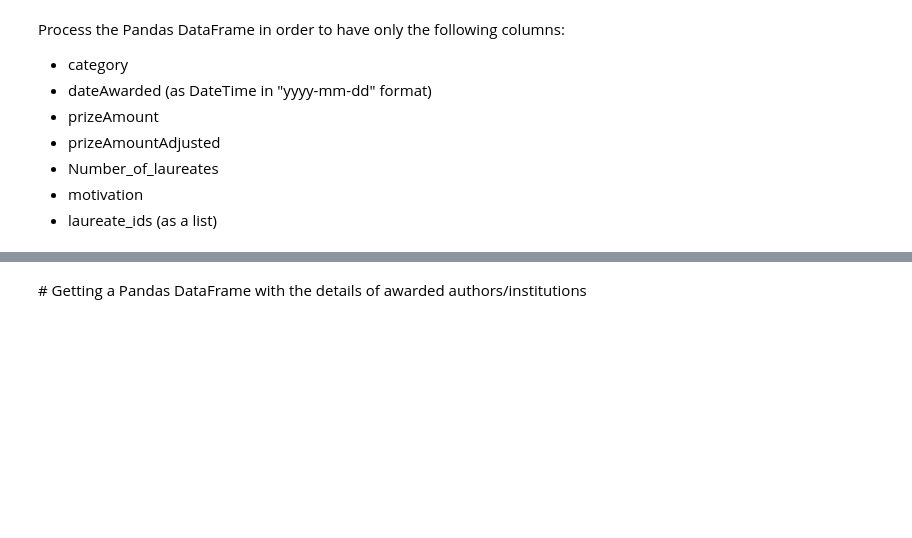
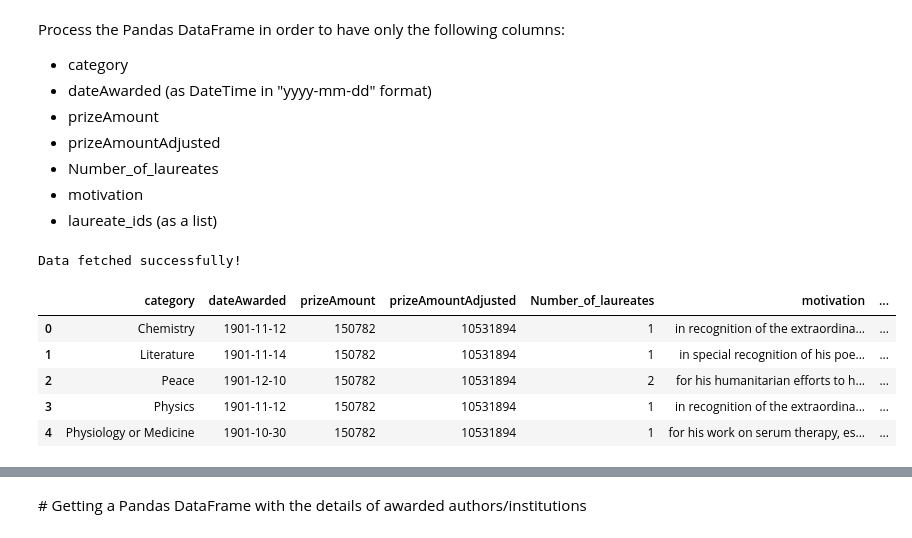
Before and after one commit to isg75/lab-apis, a Jupyter notebook: lab_apis.ipynb, the cells around one changed output, grey strips where cells are left out. Saved outputs shown, nothing was run; the diff lists cells and outputs as text; code cells hidden in the pictures; blank space fills up the shorter version.

```diff
--- a/lab_apis.ipynb
+++ b/lab_apis.ipynb
@@ -97,10 +93,64 @@ Process the Pandas DataFrame in order to have only the following columns:
 - motivation
 - laureate_ids (as a list)
 # %%
+# Define the URL to fetch the Nobel Prize data
 url = "http://api.nobelprize.org/2.1/nobelPrizes?limit=100000"
 
+# Fetch the data using requests
 response = requests.get(url)
 
+# Check if the request was successful
 if response.status_code == 200:
+    print("Data fetched successfully!")
+
+    # Extract the 'nobelPrizes' data from the response
     prizes_list = response.json()['nobelPrizes']
-    # Your code here
+
+    # List to hold processed data
+    processed_data = []
+
+    # Iterate over the prize entries
+    for prize in prizes_list:
+        # Extract required fields
+        category = prize['category']['en']  # Category of the prize
+
+        # Handle missing 'dateAwarded' by setting it to None if not present
+        dateAwarded = prize.get('dateAwarded', None)
+        if dateAwarded:
+            dateAwarded = datetime.strptime(dateAwarded, "%Y-%m-%d").strftime("%Y-%m-%d")
+
+        prizeAmount = prize.get('prizeAmount', None)  # Prize Amount
+        prizeAmountAdjusted = prize.get('prizeAmountAdjusted', None)  # Adjusted Prize Amount
+
+        # Extract laureate motivations and IDs
+        motivation = ', '.join([laureate.get('motivation', {}).get('en', '') for laureate in prize.get('laureates', [])])
+        laureate_ids = [laureate['id'] for laureate in prize.get('laureates', [])]  # Laureate IDs
+        number_of_laureates = len(prize.get('laureates', []))  # Number of laureates
+
+        # Append the processed data
+        processed_data.append({
+            'category': category,
+            'dateAwarded': dateAwarded,
+            'prizeAmount': prizeAmount,
+            'prizeAmountAdjusted': prizeAmountAdjusted,
+            'Number_of_laureates': number_of_laureates,
+            'motivation': motivation,
+            'laureate_ids': laureate_ids
+        })
+
+    # Create a Pandas DataFrame from the processed data
+    df = pd.DataFrame(processed_data)
+
+    # Display the first few rows of the DataFrame
+    display(df.head())
+
+else:
+    print(f"Failed to fetch data. Status code: {response.status_code}")
+# %% [output]
+Data fetched successfully!
+|  | category | dateAwarded | prizeAmount | prizeAmountAdjusted | Number_of_laureates | motivation | ... |
+| 0 | Chemistry | 1901-11-12 | 150782 | 10531894 | 1 | in recognition of the extraordina... | ... |
+| 1 | Literature | 1901-11-14 | 150782 | 10531894 | 1 | in special recognition of his poe... | ... |
+| 2 | Peace | 1901-12-10 | 150782 | 10531894 | 2 | for his humanitarian efforts to h... | ... |
+| 3 | Physics | 1901-11-12 | 150782 | 10531894 | 1 | in recognition of the extraordina... | ... |
+| 4 | Physiology or Medicine | 1901-10-30 | 150782 | 10531894 | 1 | for his work on serum therapy, es... | ... |
```
Also changed, not shown: parts of 5 cells of this notebook.
